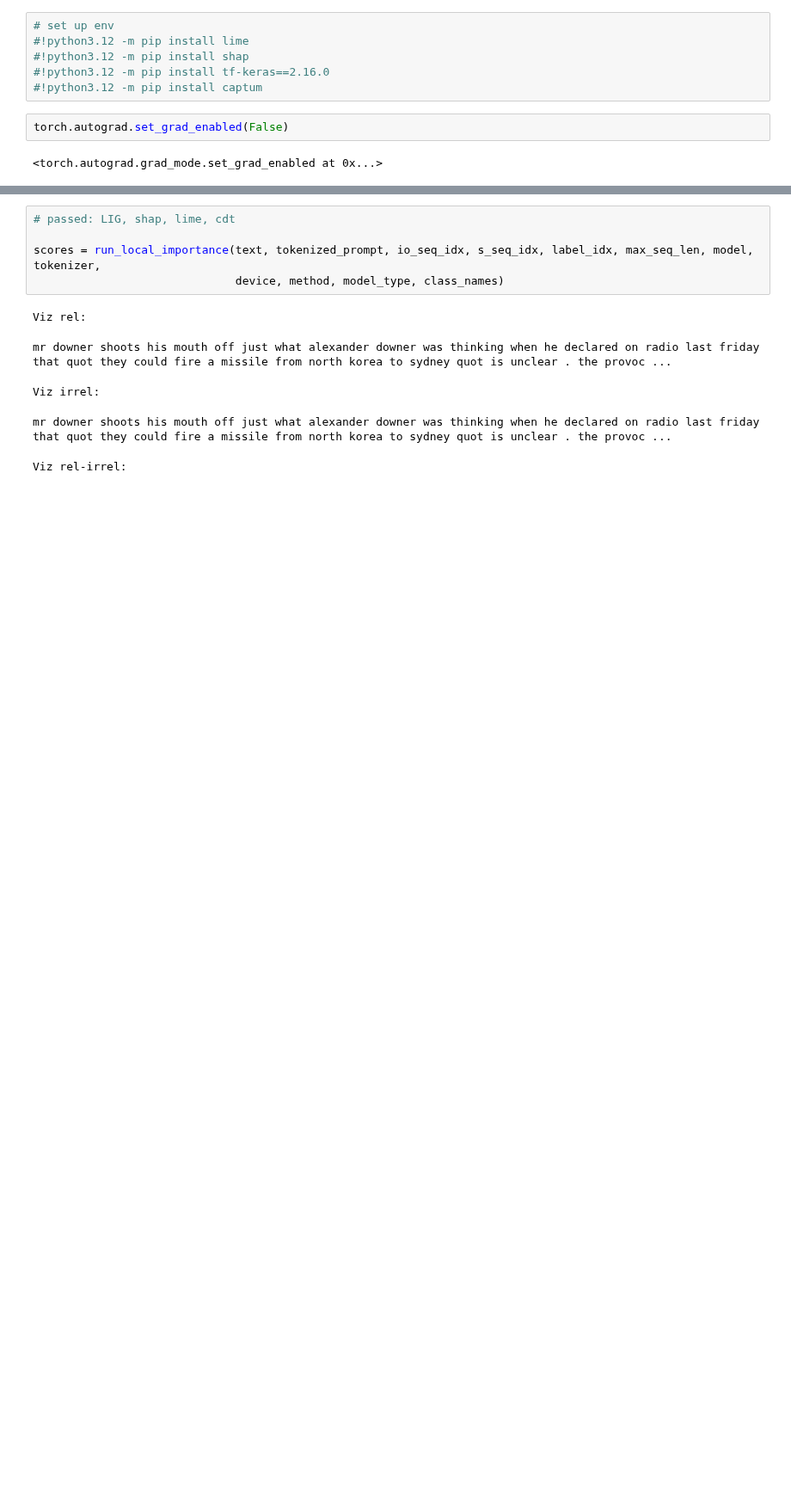
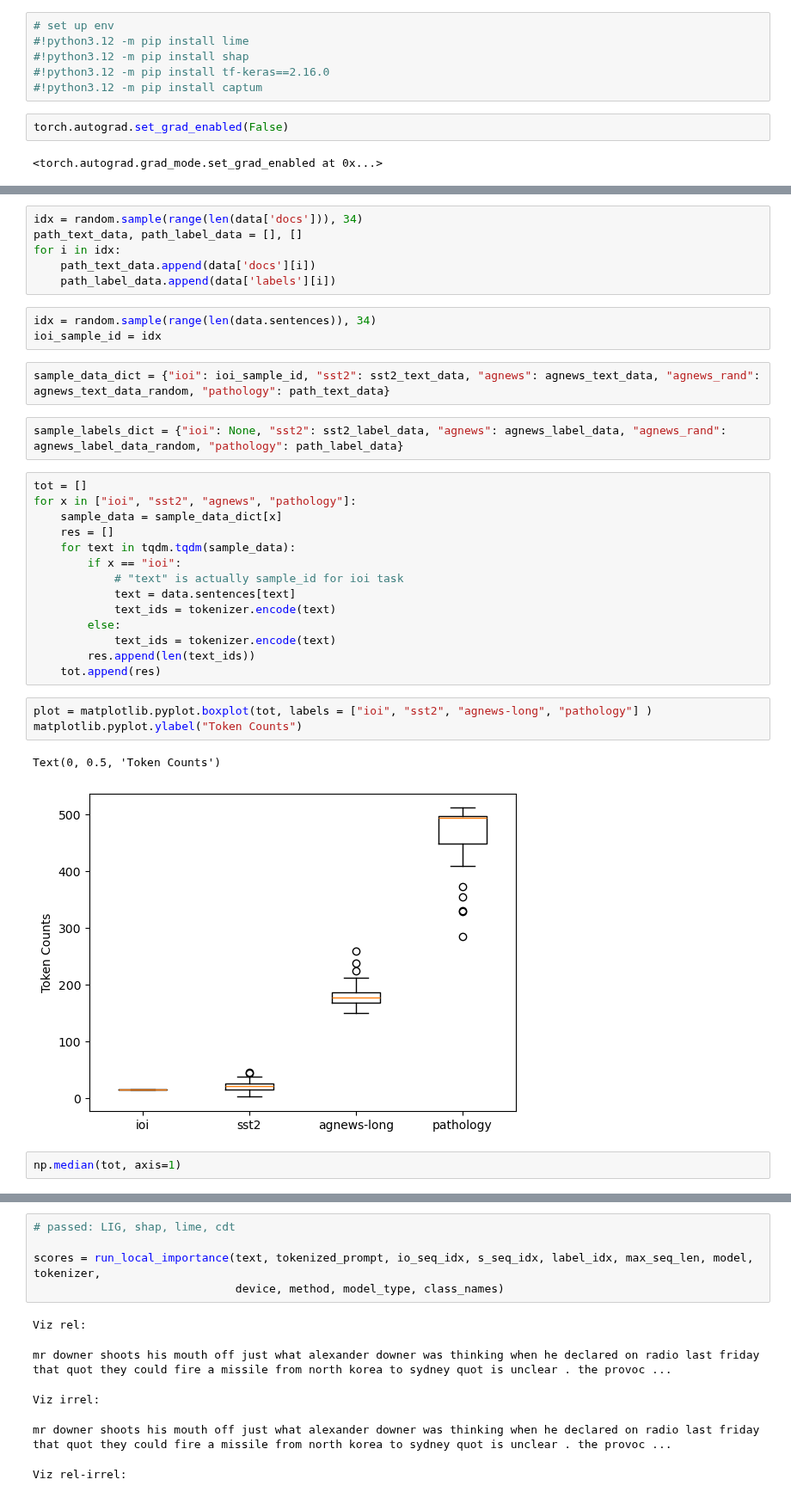
Before and after one commit to adelaidehsu/CD_Circuit, a Jupyter notebook: notebooks/Local_importance.ipynb, the cells around one changed output, grey strips where cells are left out. Shown at 86% size. Cells and saved outputs as stored; diff of their text form; blank space fills up the shorter version.

```diff
--- a/notebooks/Local_importance.ipynb
+++ b/notebooks/Local_importance.ipynb
@@ -48,0 +76,35 @@ data, le_dict, tokenizer, model = load_data_and_model(data_name, model_type, dev
+# %%
+idx = random.sample(range(len(data['docs'])), 34)
+path_text_data, path_label_data = [], []
+for i in idx:
+    path_text_data.append(data['docs'][i])
+    path_label_data.append(data['labels'][i])
+# %%
+idx = random.sample(range(len(data.sentences)), 34)
+ioi_sample_id = idx
+# %%
+sample_data_dict = {"ioi": ioi_sample_id, "sst2": sst2_text_data, "agnews": agnews_text_data, "agnews_rand": agnews_text_data_random, "pathology": path_text_data}
+# %%
+sample_labels_dict = {"ioi": None, "sst2": sst2_label_data, "agnews": agnews_label_data, "agnews_rand": agnews_label_data_random, "pathology": path_label_data}
+# %%
+tot = []
+for x in ["ioi", "sst2", "agnews", "pathology"]:
+    sample_data = sample_data_dict[x]
+    res = []
+    for text in tqdm.tqdm(sample_data):
+        if x == "ioi":
+            # "text" is actually sample_id for ioi task
+            text = data.sentences[text]
+            text_ids = tokenizer.encode(text)
+        else:
+            text_ids = tokenizer.encode(text)
+        res.append(len(text_ids))
+    tot.append(res)
+# %%
+plot = matplotlib.pyplot.boxplot(tot, labels = ["ioi", "sst2", "agnews-long", "pathology"] )
+matplotlib.pyplot.ylabel("Token Counts")
+# %% [output]
+Text(0, 0.5, 'Token Counts')
+[figure, added]
+# %%
+np.median(tot, axis=1)
```
Also changed, not shown: parts of 18 cells of this notebook, 7 other files.
